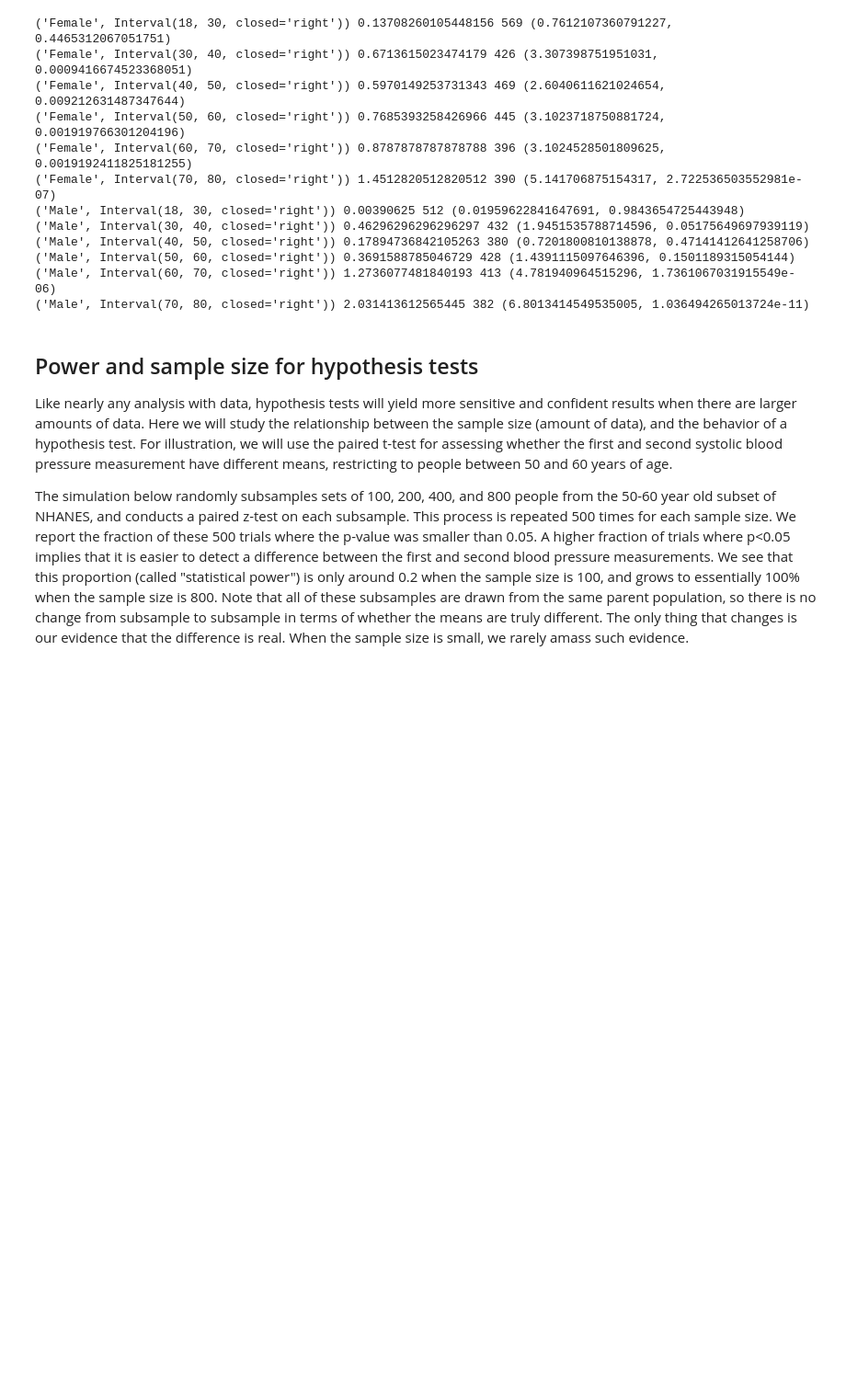
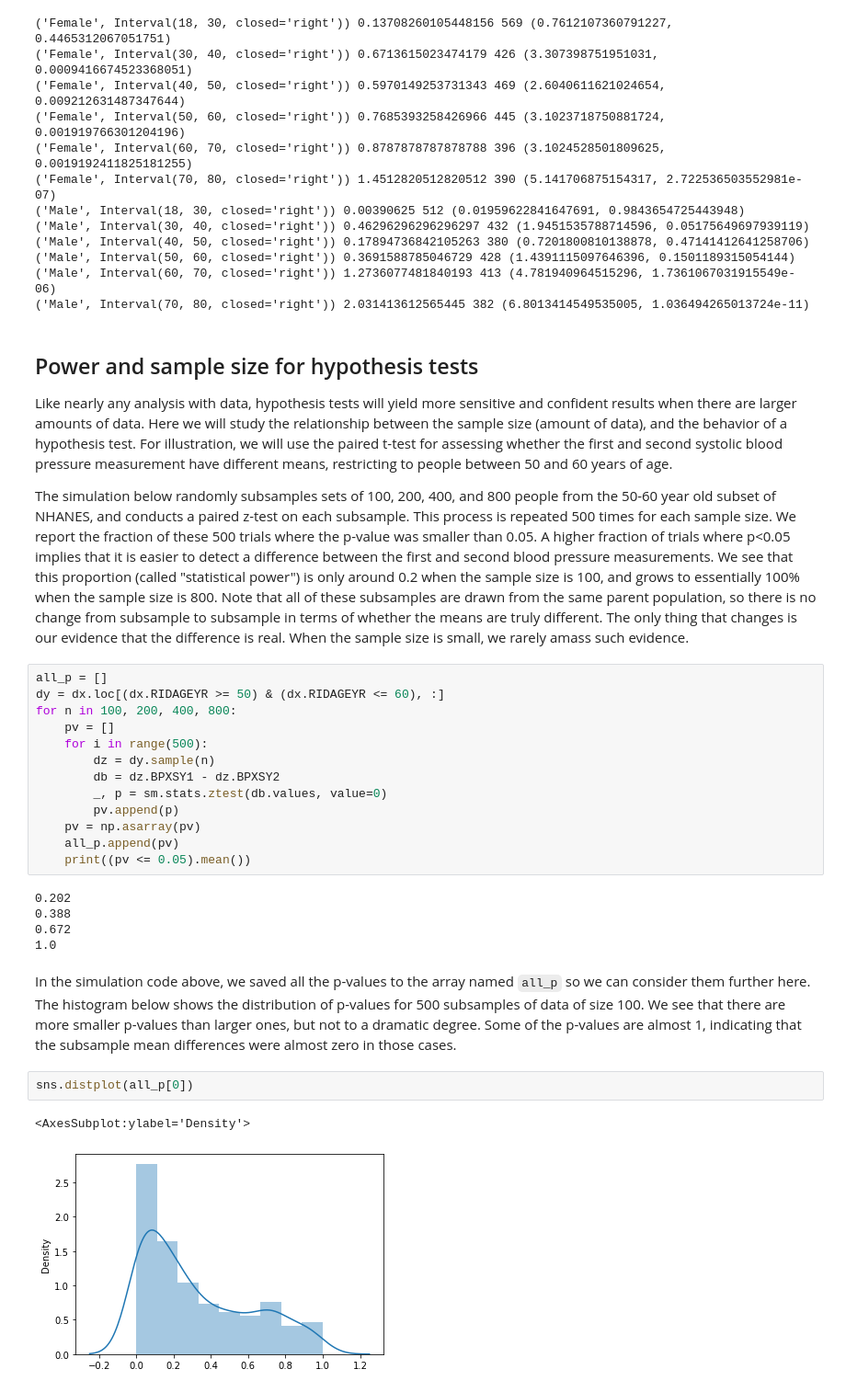
Before and after one commit to kakamana/Inferential-Statistical-Analysis-with-Python, a Jupyter notebook: More NHANES Hypothesis testing.ipynb, the cells around one changed output. Shown: that part at 92% size. Cells and saved outputs as stored; diff of their text form; blank space fills up the shorter version.

```diff
--- a/More NHANES Hypothesis testing.ipynb
+++ b/More NHANES Hypothesis testing.ipynb
@@ -205,3 +205,28 @@ for k, g in dx.groupby(["RIAGENDRx", "agegrp"]):
 Like nearly any analysis with data, hypothesis tests will yield more sensitive and confident results when there are larger amounts of data.  Here we will study the relationship between the sample size (amount of data), and the behavior of a hypothesis test.  For illustration, we will use the paired t-test for assessing whether the first and second systolic blood pressure measurement have different means, restricting to people between 50 and 60 years of age.
 
 The simulation below randomly subsamples sets of 100, 200, 400, and 800 people from the 50-60 year old subset of NHANES, and conducts a paired z-test on each subsample.  This process is repeated 500 times for each sample size.  We report the fraction of these 500 trials where the p-value was smaller than 0.05.  A higher fraction of trials where p<0.05 implies that it is easier to detect a difference between the first and second blood pressure measurements.  We see that this proportion (called "statistical power") is only around 0.2 when the sample size is 100, and grows to essentially 100% when the sample size is 800.  Note that all of these subsamples are drawn from the same parent population, so there is no change from subsample to subsample in terms of whether the means are truly different.  The only thing that changes is our evidence that the difference is real.  When the sample size is small, we rarely amass such evidence.
+# %%
+all_p = []
+dy = dx.loc[(dx.RIDAGEYR >= 50) & (dx.RIDAGEYR <= 60), :]
+for n in 100, 200, 400, 800:
+    pv = []
+    for i in range(500):
+        dz = dy.sample(n)
+        db = dz.BPXSY1 - dz.BPXSY2
+        _, p = sm.stats.ztest(db.values, value=0)
+        pv.append(p)
+    pv = np.asarray(pv)
+    all_p.append(pv)
+    print((pv <= 0.05).mean())
+# %% [output]
+0.202
+0.388
+0.672
+1.0
+# %% [markdown]
+In the simulation code above, we saved all the p-values to the array named `all_p` so we can consider them further here.  The histogram below shows the distribution of p-values for 500 subsamples of data of size 100.  We see that there are more smaller p-values than larger ones, but not to a dramatic degree.  Some of the p-values are almost 1, indicating that the subsample mean differences were almost zero in those cases.
+# %%
+sns.distplot(all_p[0])
+# %% [output]
+<AxesSubplot:ylabel='Density'>
+[figure, added]
```
Also changed, not shown: parts of 2 cells of this notebook.
